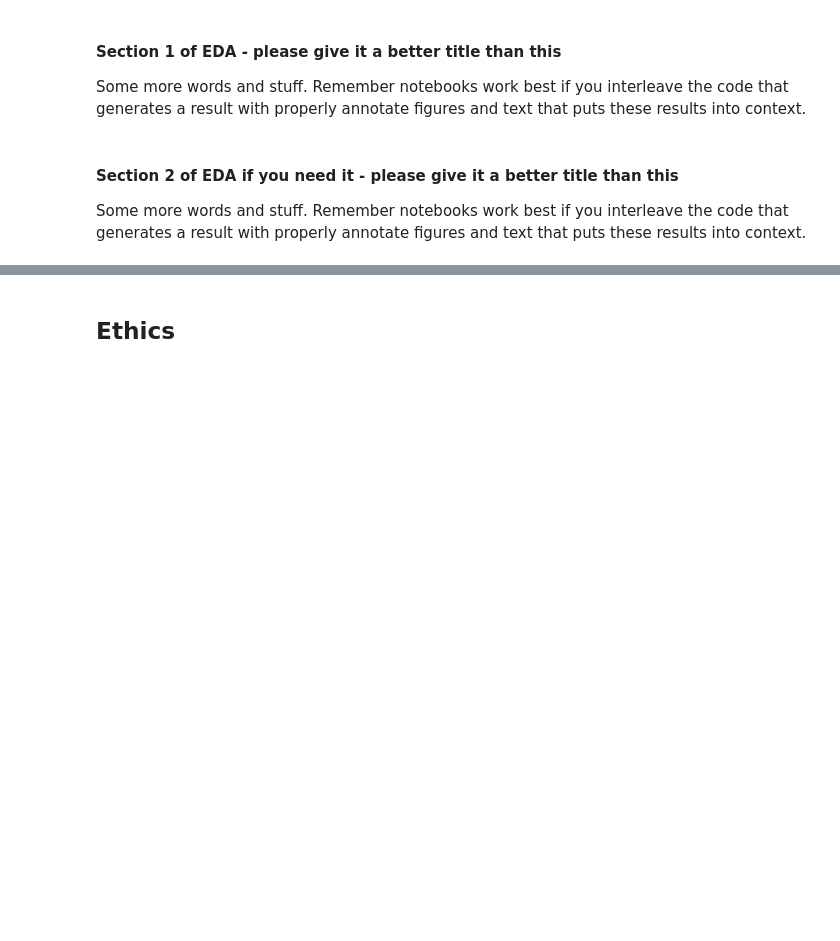
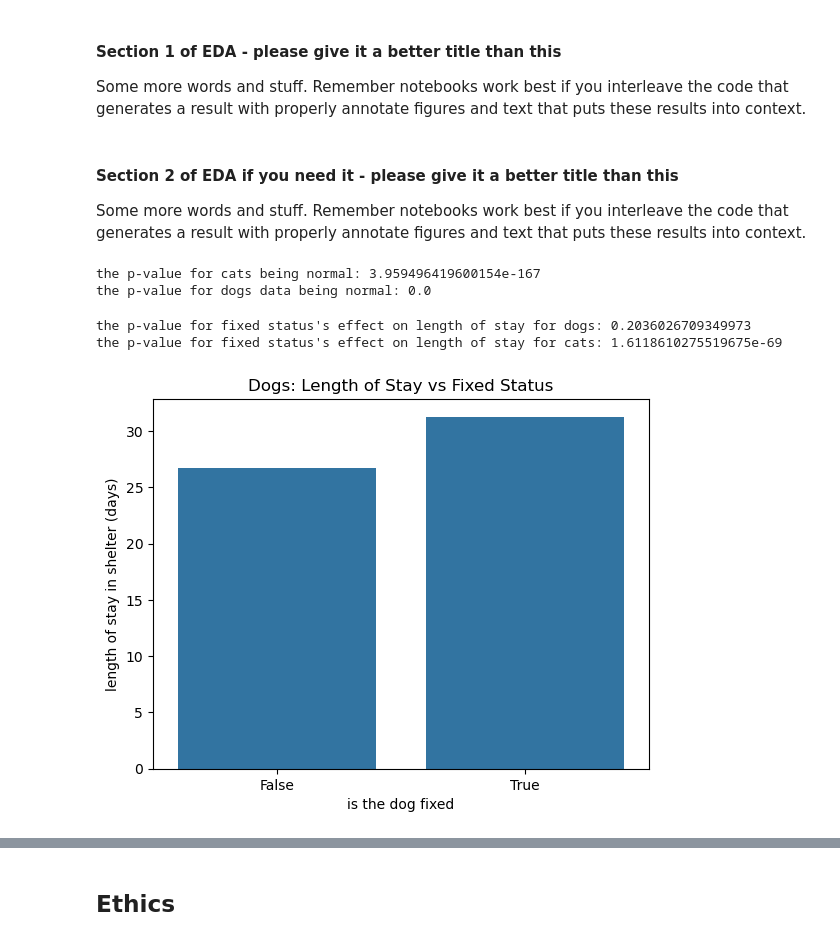
Before and after one commit to COGS108/Group072_WI26, a Jupyter notebook: 02-EDACheckpoint.ipynb, the cells around one changed output, grey strips where cells are left out. Saved outputs shown, nothing was run; the diff lists cells and outputs as text; code cells hidden in the pictures; blank space fills up the shorter version.

Commit message:
added eda for spayed and neutered status

```diff
--- a/02-EDACheckpoint.ipynb
+++ b/02-EDACheckpoint.ipynb
@@ -168,0 +176,52 @@ Some more words and stuff.  Remember notebooks work best if you interleave the c
+# %%
+df_sort = combined.loc[:, ['sex_upon_outcome','length_of_stay','outcome_animal_type']] #get the columns we want
+
+#convert fixed status to bool
+def fixed_status(value):
+    if value in ['Neutered Male','Spayed Female']:
+        return True
+    else:
+        return False
+
+df_sort.loc[:, 'is_fixed'] = df_sort['sex_upon_outcome'].apply(fixed_status)
+# %%
+#test data for normality
+cat = df_sort[df_sort['outcome_animal_type'] == 'Cat']
+_, cat_p = stats.normaltest(cat[cat['is_fixed'] == False]['length_of_stay'])
+print(f"the p-value for cats being normal: {cat_p}")
+
+dog = df_sort[df_sort['outcome_animal_type'] == 'Dog']
+_, dog_p =stats.normaltest(dog[dog['is_fixed'] == True]['length_of_stay'])
+print(f"the p-value for dogs data being normal: {dog_p}")
+# %% [output]
+the p-value for cats being normal: 3.959496419600154e-167
+the p-value for dogs data being normal: 0.0
+# %%
+#since data is not normal we use Mann‑Whitney U test
+fixed = df_sort[df_sort['is_fixed'] == True]
+not_fixed = df_sort[df_sort['is_fixed'] == False]
+
+fixed_dog = fixed[fixed['outcome_animal_type'] == 'Dog']
+not_fixed_dog = not_fixed[not_fixed['outcome_animal_type'] == 'Dog']
+
+fixed_cat = fixed[fixed['outcome_animal_type'] == 'Cat']
+not_fixed_cat = not_fixed[not_fixed['outcome_animal_type'] == 'Cat']
+
+_, mwu_dog = stats.mannwhitneyu(fixed_dog['length_of_stay'], not_fixed_dog['length_of_stay'])
+_, mwu_cat = stats.mannwhitneyu(fixed_cat['length_of_stay'], not_fixed_cat['length_of_stay'])
+
+print(f"the p-value for fixed status's effect on length of stay for dogs: {mwu_dog}")
+print(f"the p-value for fixed status's effect on length of stay for cats: {mwu_cat}")
+#seems that fixed status does not have a statistically significant effect on dogs length of stay but it does for cats
+# %% [output]
+the p-value for fixed status's effect on length of stay for dogs: 0.2036026709349973
+the p-value for fixed status's effect on length of stay for cats: 1.6118610275519675e-69
+# %%
+dog_bar_data = dog[['is_fixed','length_of_stay']].groupby('is_fixed').agg('mean')
+sns.barplot(data=dog_bar_data['length_of_stay'])
+plt.title('Dogs: Length of Stay vs Fixed Status')
+plt.xlabel('is the dog fixed')
+plt.ylabel('length of stay in shelter (days)')
+plt.show()
+# %% [output]
+[figure, added]
```
Also changed, not shown: parts of 4 cells of this notebook.
